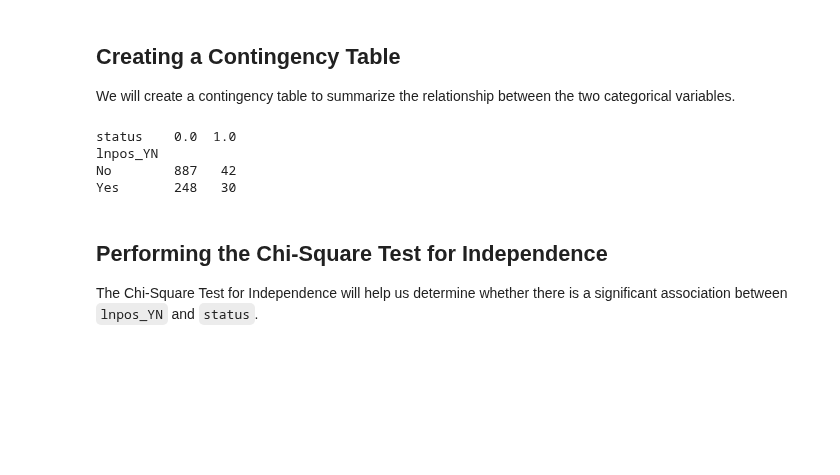
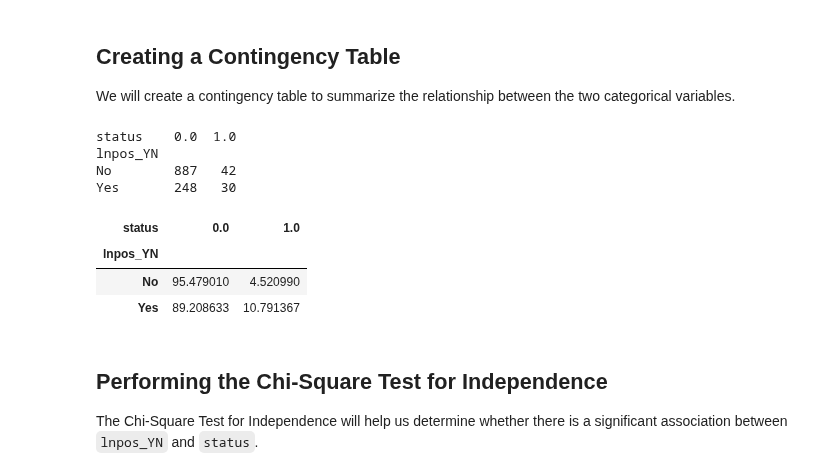
Before and after one commit to Sara9595/Kaggle, a Jupyter notebook: performing-statistical-tests-on-preprocessed-breast-cancer-dataset.ipynb, the cells around one changed output. Drawn from its saved outputs; the diff is of its cells as text; code cells hidden in the pictures; blank space fills up the shorter version.

```diff
--- a/performing-statistical-tests-on-preprocessed-breast-cancer-dataset.ipynb
+++ b/performing-statistical-tests-on-preprocessed-breast-cancer-dataset.ipynb
@@ -46,6 +46,14 @@ status    0.0  1.0
 lnpos_YN
 No        887   42
 Yes       248   30
+# %%
+row_percentage = contingency_table.apply(lambda x: x / x.sum() * 100, axis=1)
+row_percentage
+# %% [output]
+| status | 0.0 | 1.0 |
+| lnpos_YN |  |  |
+| No | 95.479010 | 4.520990 |
+| Yes | 89.208633 | 10.791367 |
 # %% [markdown]
 ## Performing the Chi-Square Test for Independence
 
```
